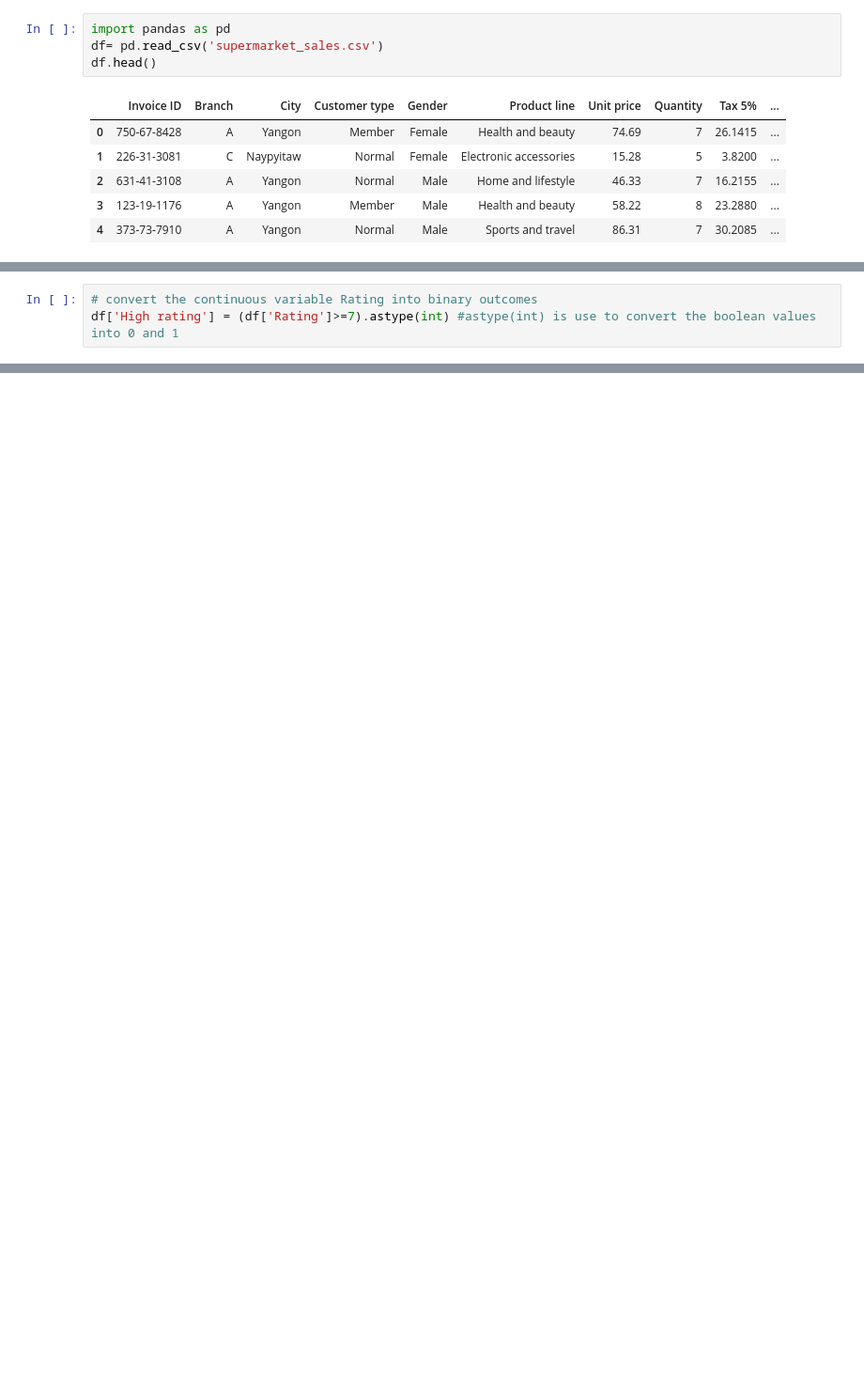
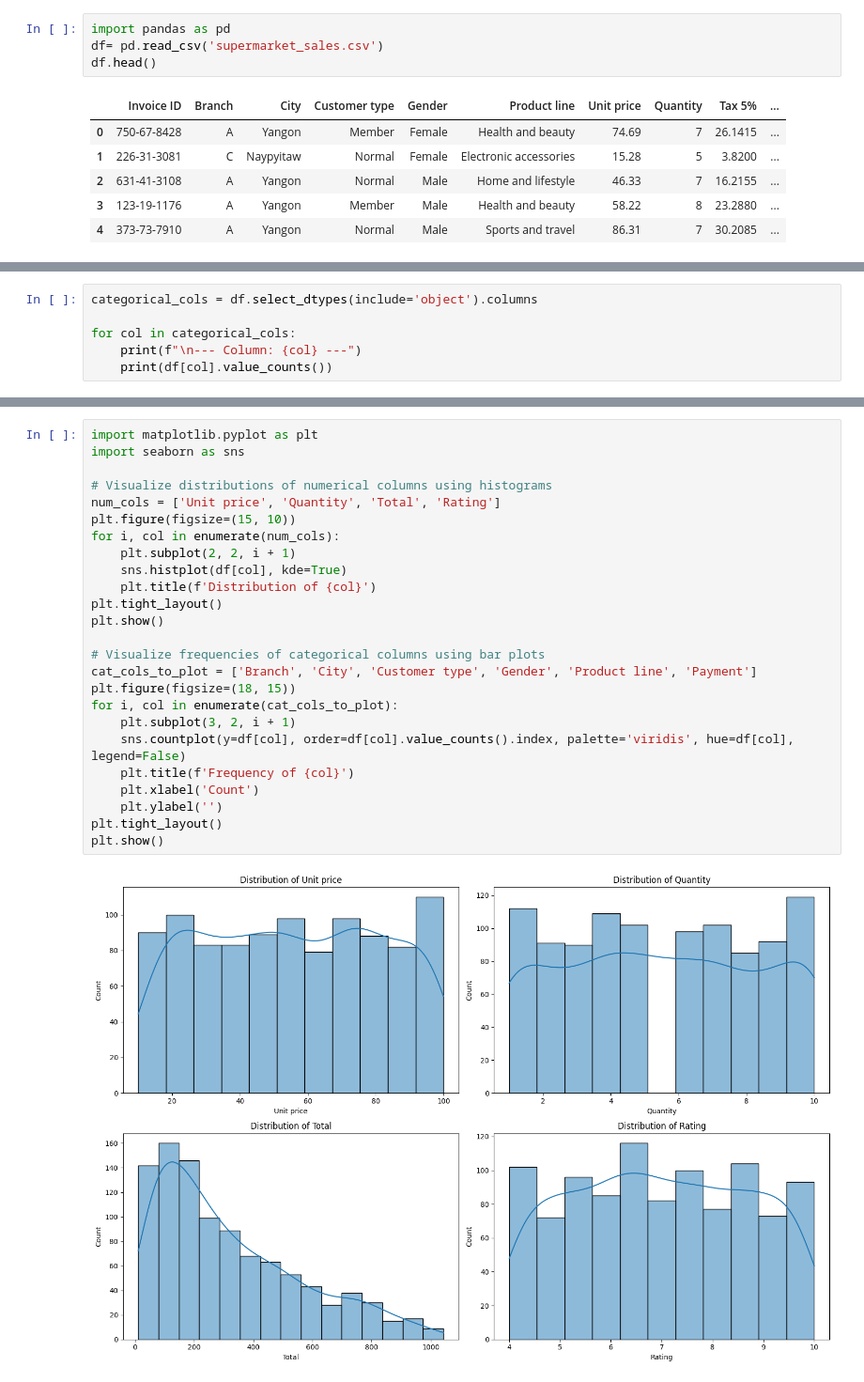
Before and after one commit to Maharun-nasa/ML_Project, a Jupyter notebook: ml_project.ipynb, the cells around one changed output, grey strips where cells are left out. Shown at 94% size. Cells and saved outputs as stored; diff of their text form; blank space fills up the shorter version.

```diff
--- a/ml_project.ipynb
+++ b/ml_project.ipynb
@@ -203,3 +116,0 @@ MAE: 3.047764290073541
-# %%
-# convert the continuous variable Rating into binary outcomes
-df['High rating'] = (df['Rating']>=7).astype(int) #astype(int) is use to convert the boolean values into 0 and 1
@@ -331,0 +148,6 @@ recall_score:  0.4948453608247423
+# %%
+categorical_cols = df.select_dtypes(include='object').columns
+
+for col in categorical_cols:
+    print(f"\n--- Column: {col} ---")
+    print(df[col].value_counts())
@@ -331,0 +177,27 @@ recall_score:  0.4948453608247423
+# %%
+import matplotlib.pyplot as plt
+import seaborn as sns
+
+# Visualize distributions of numerical columns using histograms
+num_cols = ['Unit price', 'Quantity', 'Total', 'Rating']
+plt.figure(figsize=(15, 10))
+for i, col in enumerate(num_cols):
+    plt.subplot(2, 2, i + 1)
+    sns.histplot(df[col], kde=True)
+    plt.title(f'Distribution of {col}')
+plt.tight_layout()
+plt.show()
+
+# Visualize frequencies of categorical columns using bar plots
+cat_cols_to_plot = ['Branch', 'City', 'Customer type', 'Gender', 'Product line', 'Payment']
+plt.figure(figsize=(18, 15))
+for i, col in enumerate(cat_cols_to_plot):
+    plt.subplot(3, 2, i + 1)
+    sns.countplot(y=df[col], order=df[col].value_counts().index, palette='viridis', hue=df[col], legend=False)
+    plt.title(f'Frequency of {col}')
+    plt.xlabel('Count')
+    plt.ylabel('')
+plt.tight_layout()
+plt.show()
+# %% [output]
+[figure, added]
```
Also changed, not shown: parts of 91 cells of this notebook.
